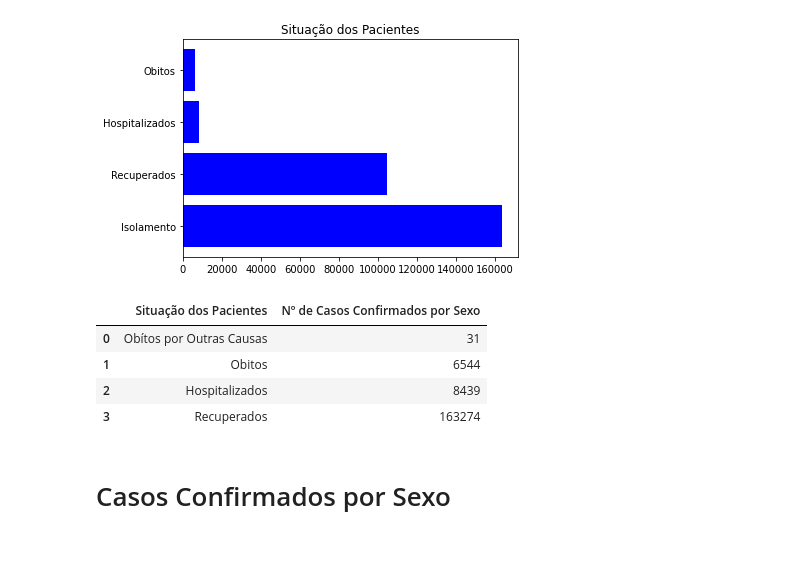
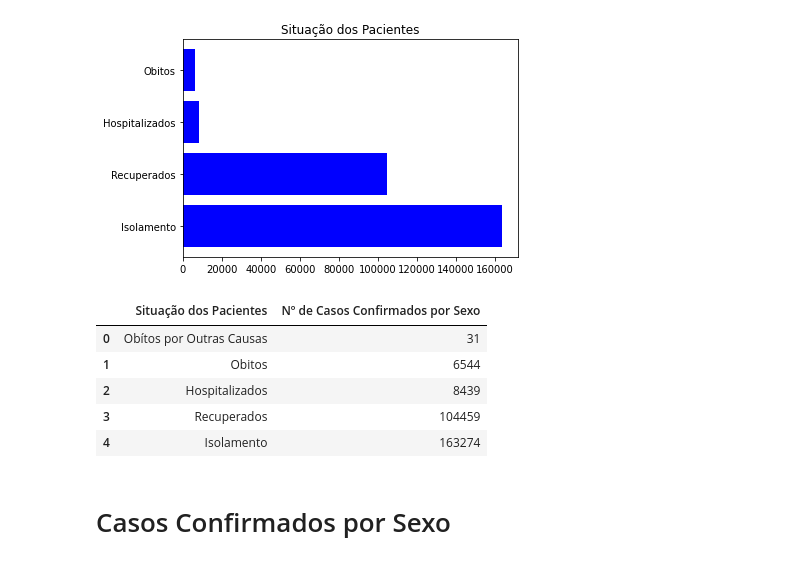
Before and after one commit to Jose-Bruno/Visualiza-oComputacional, a Jupyter notebook: José_Bruno_da_Silva_Santos_Visualização_Computacional.ipynb, the cells around one changed output. Drawn from its saved outputs; the diff is of its cells as text; code cells hidden in the pictures.

```diff
--- a/José_Bruno_da_Silva_Santos_Visualização_Computacional.ipynb
+++ b/José_Bruno_da_Silva_Santos_Visualização_Computacional.ipynb
@@ -83,16 +83,17 @@ plt.show()
 # %% [output]
 [figure]
 # %%
-lista2 = [obito_outros, obito, hospitalizado, isolamento]
+lista2 = [obito_outros, obito, hospitalizado, recuperado, isolamento]
 legenda2 = ["Obítos por Outras Causas", "Obitos", "Hospitalizados", "Recuperados", "Isolamento"]
 situacao = pd.DataFrame(list(zip(legenda2, lista2)), columns = ['Situação dos Pacientes','Nº de Casos Confirmados por Sexo'])
 situacao.head()
 # %% [output]
 |  | Situação dos Pacientes | Nº de Casos Confirmados por Sexo |
 | 0 | Obítos por Outras Causas | 31 |
 | 1 | Obitos | 6544 |
 | 2 | Hospitalizados | 8439 |
-| 3 | Recuperados | 163274 |
+| 3 | Recuperados | 104459 |
+| 4 | Isolamento | 163274 |
 # %% [markdown]
 # Casos Confirmados por Sexo
 # %%
```
